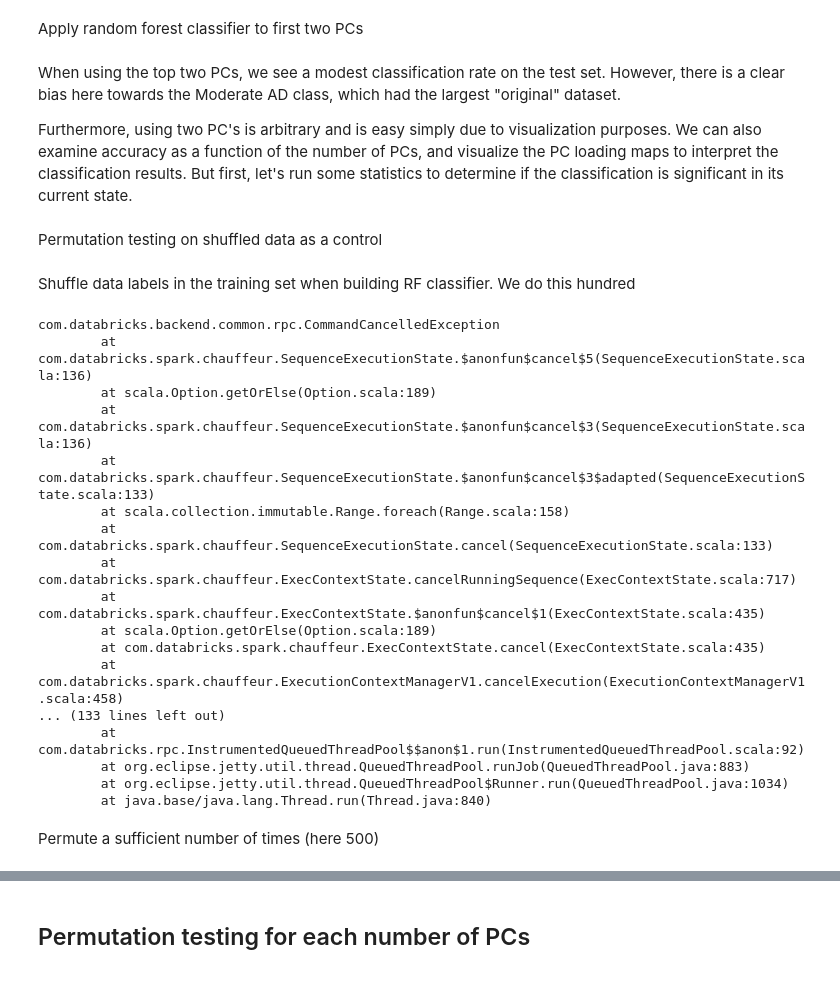
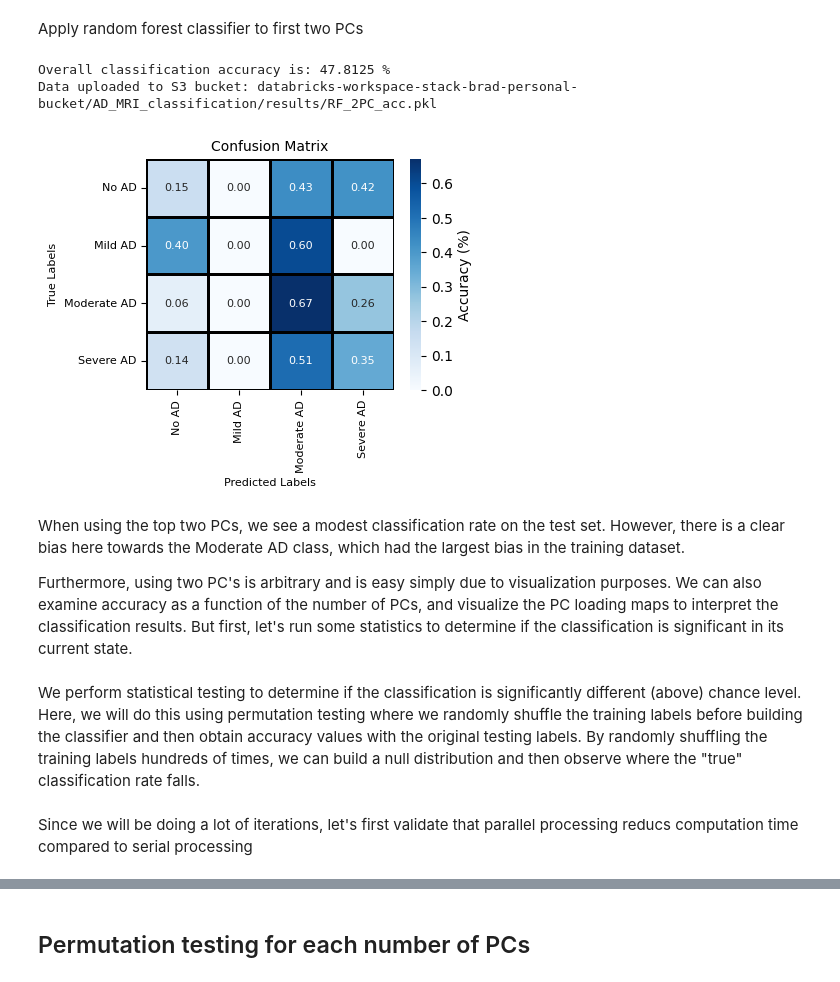
Before and after one commit to BradleyEdelman/Alzheimers-MRI-Classification, a Jupyter notebook: notebooks/01_random_forest.ipynb, the cells around one changed output, grey strips where cells are left out. Cells and saved outputs as stored; diff of their text form; code cells hidden in the pictures.

```diff
--- a/notebooks/01_random_forest.ipynb
+++ b/notebooks/01_random_forest.ipynb
@@ -126,28 +132,35 @@ predictions = rf.predict(load_test)
 # %%
 # compare predictions with test labels and compute accuracy
 result = predictions - test_lab
 result_binary = np.argwhere(result == 0)
 correct = np.size(result_binary,0)
 acc = correct/test_lab.shape[0]*100
 print(f"Overall classification accuracy is: {acc} %")
 
 # Generate and plot confusion matrix
 conf_matrix = confusion_matrix(test_lab, predictions)
 conf_matrix_normalized = conf_matrix.astype('float') / conf_matrix.sum(axis=1)[:, np.newaxis]
 
 fig, ax = plt.subplots(figsize=(4, 3))
 
 sns.heatmap(conf_matrix_normalized, annot=True, fmt='.2f', cmap='Blues', cbar_kws={'label': 'Accuracy (%)'},
             xticklabels=['No AD', 'Mild AD', 'Moderate AD', 'Severe AD'],
             yticklabels=['No AD', 'Mild AD', 'Moderate AD', 'Severe AD'],
             ax=ax, linewidths=1, linecolor='black', annot_kws={"size": 8})
 ax.set_xlabel('Predicted Labels', fontsize=8)
 ax.set_ylabel('True Labels', fontsize=8)
 ax.set_title('Confusion Matrix', fontsize=10)
 ax.tick_params(axis='both', which='major', labelsize=8)
+
+# Save results
+bucket_name="databricks-workspace-stack-brad-personal-bucket"
+s3_file_path='AD_MRI_classification/results/RF_2PC_acc.pkl'
+save_pickle_s3(acc, bucket_name, s3_file_path, dbutils)
+# %% [output]
+Overall classification accuracy is: 47.8125 %
+Data uploaded to S3 bucket: databricks-workspace-stack-brad-personal-bucket/AD_MRI_classification/results/RF_2PC_acc.pkl
+[figure, added]
 # %% [markdown]
-When using the top two PCs, we see a modest classification rate on the test set. However, there is a clear bias here towards the Moderate AD class, which had the largest "original" dataset.
+When using the top two PCs, we see a modest classification rate on the test set. However, there is a clear bias here towards the Moderate AD class, which had the largest bias in the training dataset.
 
 Furthermore, using two PC's  is arbitrary and is easy simply due to visualization purposes. We can also examine accuracy as a function of the number of PCs, and visualize the PC loading maps to interpret the classification results. But first, let's run some statistics to determine if the classification is significant in its current state.
-# %% [markdown]
-Permutation testing on shuffled data as a control
@@ -158,27 +167,4 @@ client
-# %% [markdown]
-Shuffle data labels in the training set when building RF classifier. We do this hundred
-# %%
-train_lab_shuffle = train_lab
-load_train = np.matmul(train_data_pca, loadings[:,:2])
-
-acc_shuffle = iteration_permute(load_train, train_lab_shuffle, load_test, test_lab)
-# %% [output]
-com.databricks.backend.common.rpc.CommandCancelledException
-        at com.databricks.spark.chauffeur.SequenceExecutionState.$anonfun$cancel$5(SequenceExecutionState.scala:136)
-        at scala.Option.getOrElse(Option.scala:189)
-        at com.databricks.spark.chauffeur.SequenceExecutionState.$anonfun$cancel$3(SequenceExecutionState.scala:136)
-        at com.databricks.spark.chauffeur.SequenceExecutionState.$anonfun$cancel$3$adapted(SequenceExecutionState.scala:133)
-        at scala.collection.immutable.Range.foreach(Range.scala:158)
-        at com.databricks.spark.chauffeur.SequenceExecutionState.cancel(SequenceExecutionState.scala:133)
-        at com.databricks.spark.chauffeur.ExecContextState.cancelRunningSequence(ExecContextState.scala:717)
-        at com.databricks.spark.chauffeur.ExecContextState.$anonfun$cancel$1(ExecContextState.scala:435)
-        at scala.Option.getOrElse(Option.scala:189)
-        at com.databricks.spark.chauffeur.ExecContextState.cancel(ExecContextState.scala:435)
-        at com.databricks.spark.chauffeur.ExecutionContextManagerV1.cancelExecution(ExecutionContextManagerV1.scala:458)
-... (133 lines left out)
-        at com.databricks.rpc.InstrumentedQueuedThreadPool$$anon$1.run(InstrumentedQueuedThreadPool.scala:92)
-        at org.eclipse.jetty.util.thread.QueuedThreadPool.runJob(QueuedThreadPool.java:883)
-        at org.eclipse.jetty.util.thread.QueuedThreadPool$Runner.run(QueuedThreadPool.java:1034)
-        at java.base/java.lang.Thread.run(Thread.java:840)
-# %% [markdown]
-Permute a sufficient number of times (here 500)
+# %% [markdown]
+We perform statistical testing to determine if the classification is significantly different (above) chance level. Here, we will do this using permutation testing where we randomly shuffle the training labels before building the classifier and then obtain accuracy values with the original testing labels. By randomly shuffling the training labels hundreds of times, we can build a null distribution and then observe where the "true" classification rate falls.
+# %% [markdown]
+Since we will be doing a lot of iterations, let's first validate that parallel processing reducs computation time compared to serial processing
```
Also changed, not shown: parts of 26 cells of this notebook, 5 other files.
